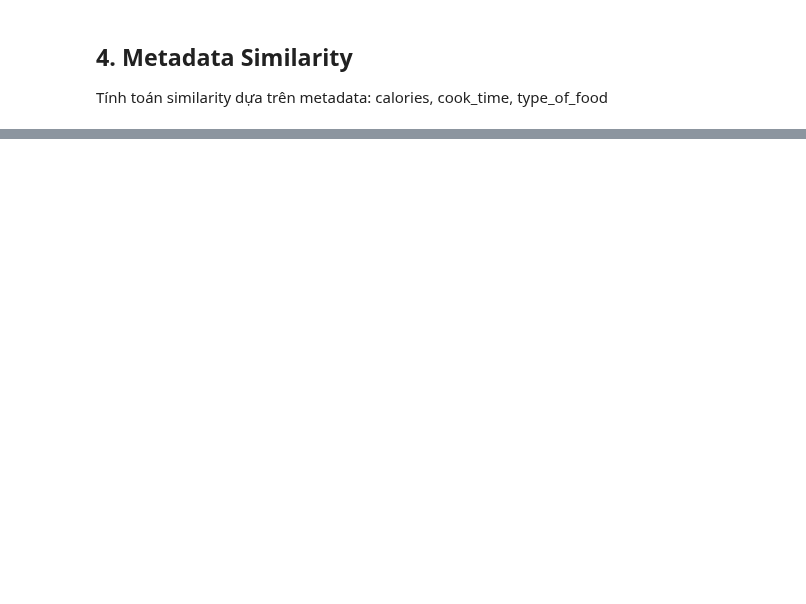
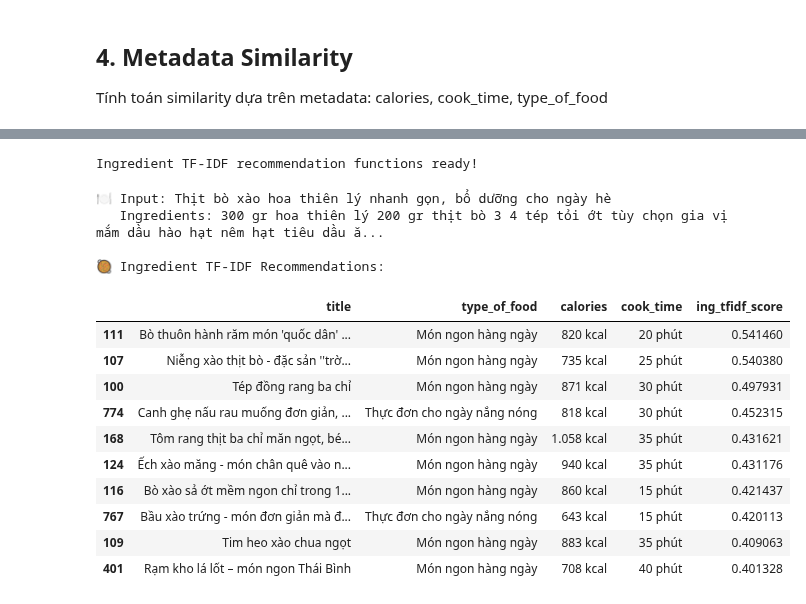
Before and after one commit to TMTien31/DS300-UIT-RecommenderSystem, a Jupyter notebook: Finalproject/notebooks/1_Content_Based.ipynb, the cells around one changed output, grey strips where cells are left out. Saved outputs shown, nothing was run; the diff lists cells and outputs as text; code cells hidden in the pictures; blank space fills up the shorter version.

```diff
--- a/Finalproject/notebooks/1_Content_Based.ipynb
+++ b/Finalproject/notebooks/1_Content_Based.ipynb
@@ -78,8 +78,8 @@ calories        9897
 cook_time        359
 dtype: int64
 # %%
+# Định nghĩa các hàm xử lý và làm sạch dữ liệu
 def parse_list_string(s):
-    """Parse string representation of list to actual list"""
     if pd.isna(s) or s == '[]':
         return []
     try:
@@ -88,33 +88,27 @@ def parse_list_string(s):
         return []
 
 def clean_text(text):
-    """Clean and normalize text"""
     if pd.isna(text):
         return ''
     text = str(text).lower()
-    # Remove special characters but keep Vietnamese characters
     text = re.sub(r'[^\w\s\u00C0-\u1EF9]', ' ', text)
     text = re.sub(r'\s+', ' ', text).strip()
     return text
 
 def parse_cook_time(time_str):
-    """Parse cook time string to minutes"""
     if pd.isna(time_str):
         return np.nan
     time_str = str(time_str).lower()
     minutes = 0
 
-    # Find hours
     hour_match = re.search(r'(\d+)\s*(?:giờ|h|hour)', time_str)
     if hour_match:
         minutes += int(hour_match.group(1)) * 60
 
-    # Find minutes
     min_match = re.search(r'(\d+)\s*(?:phút|p|min|minute)', time_str)
     if min_match:
         minutes += int(min_match.group(1))
 
-    # If only number found
     if minutes == 0:
         num_match = re.search(r'(\d+)', time_str)
         if num_match:
@@ -123,7 +117,6 @@ def parse_cook_time(time_str):
     return minutes if minutes > 0 else np.nan
 
 def parse_calories(cal_str):
-    """Parse calories string to numeric"""
     if pd.isna(cal_str):
         return np.nan
     cal_str = str(cal_str).replace('.', '').replace(',', '')
@@ -720,0 +463,51 @@ results2 = compare_all_methods(
+# %%
+# Hàm lấy recommendations dựa trên Ingredient TF-IDF
+def get_ingredient_tfidf_recommendations(recipe_idx, similarity_matrix, df, top_n=5):
+    sim_scores = list(enumerate(similarity_matrix[recipe_idx]))
+    sim_scores = sorted(sim_scores, key=lambda x: x[1], reverse=True)
+    sim_scores = sim_scores[1:top_n+1]
+
+    recipe_indices = [i[0] for i in sim_scores]
+    scores = [i[1] for i in sim_scores]
+
+    result = df.iloc[recipe_indices][['title', 'type_of_food', 'calories', 'cook_time']].copy()
+    result['ing_tfidf_score'] = scores
+
+    return result
+
+def recommend_by_title_ingredient_tfidf(title, df, similarity_matrix, top_n=5):
+    matches = df[df['title'].str.contains(title, case=False, na=False)]
+    if len(matches) == 0:
+        print(f"No recipe found with title containing: {title}")
+        return None
+
+    recipe_idx = matches.index[0]
+    print(f"\n🍽️ Input: {df.loc[recipe_idx, 'title']}")
+    print(f"   Ingredients: {df.loc[recipe_idx, 'ingredients_text'][:100]}...")
+    print("\n🥘 Ingredient TF-IDF Recommendations:")
+
+    return get_ingredient_tfidf_recommendations(recipe_idx, similarity_matrix, df, top_n)
+
+print("Ingredient TF-IDF recommendation functions ready!")
+# %% [output]
+Ingredient TF-IDF recommendation functions ready!
+# %%
+# Test Ingredient TF-IDF Recommendation
+test_recipe = "Thịt bò xào"
+display(recommend_by_title_ingredient_tfidf(test_recipe, data, ingredient_tfidf_similarity, top_n=10))
+# %% [output]
+🍽️ Input: Thịt bò xào hoa thiên lý nhanh gọn, bổ dưỡng cho ngày hè
+   Ingredients: 300 gr hoa thiên lý 200 gr thịt bò 3 4 tép tỏi ớt tùy chọn gia vị mắm dầu hào hạt nêm hạt tiêu dầu ă...
+
+🥘 Ingredient TF-IDF Recommendations:
+|  | title | type_of_food | calories | cook_time | ing_tfidf_score |
+| 111 | Bò thuôn hành răm món 'quốc dân' ... | Món ngon hàng ngày | 820 kcal | 20 phút | 0.541460 |
+| 107 | Niễng xào thịt bò - đặc sản ''trờ... | Món ngon hàng ngày | 735 kcal | 25 phút | 0.540380 |
+| 100 | Tép đồng rang ba chỉ | Món ngon hàng ngày | 871 kcal | 30 phút | 0.497931 |
+| 774 | Canh ghẹ nấu rau muống đơn giản, ... | Thực đơn cho ngày nắng nóng | 818 kcal | 30 phút | 0.452315 |
+| 168 | Tôm rang thịt ba chỉ măn ngọt, bé... | Món ngon hàng ngày | 1.058 kcal | 35 phút | 0.431621 |
+| 124 | Ếch xào măng - món chân quê vào n... | Món ngon hàng ngày | 940 kcal | 35 phút | 0.431176 |
+| 116 | Bò xào sả ớt mềm ngon chỉ trong 1... | Món ngon hàng ngày | 860 kcal | 15 phút | 0.421437 |
+| 767 | Bầu xào trứng - món đơn giản mà đ... | Thực đơn cho ngày nắng nóng | 643 kcal | 15 phút | 0.420113 |
+| 109 | Tim heo xào chua ngọt | Món ngon hàng ngày | 883 kcal | 35 phút | 0.409063 |
+| 401 | Rạm kho lá lốt – món ngon Thái Bình | Món ngon hàng ngày | 708 kcal | 40 phút | 0.401328 |
```
Also changed, not shown: parts of 50 cells of this notebook.
